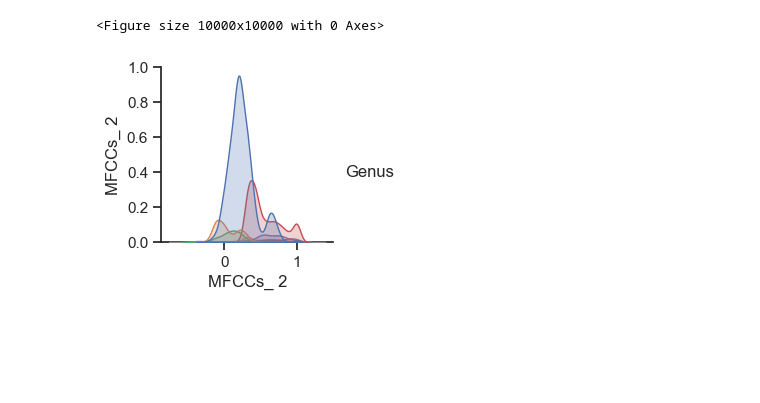
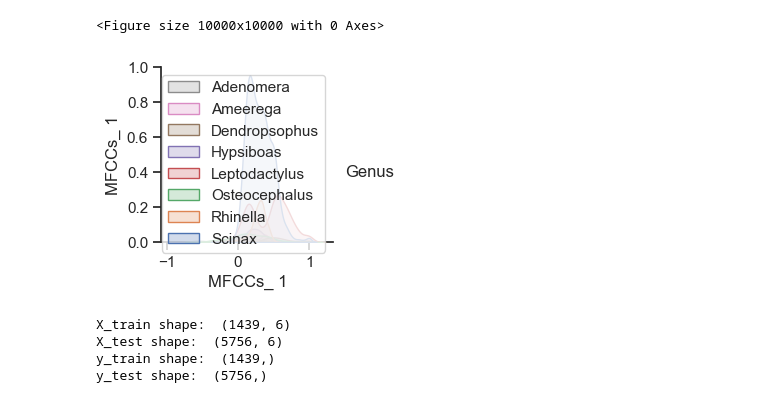
Before and after one commit to sunayana-981/SMAI, a Jupyter notebook: 2023702013_A1/2023702013_A1_Q1/Q1.ipynb, the cells around one changed output. Drawn from its saved outputs; the diff is of its cells as text; code cells hidden in the pictures; blank space fills up the shorter version.

```diff
--- a/2023702013_A1/2023702013_A1_Q1/Q1.ipynb
+++ b/2023702013_A1/2023702013_A1_Q1/Q1.ipynb
@@ -14,36 +14,42 @@ from sklearn.metrics import classification_report
 # %%
 #importing the dataset
 dataset = pd.read_csv('Q1Data.csv')
 #print(dataset.head())
 
 #checking for null values
 #print(dataset.isnull().sum())
 
 #create a dataset that contains only MFCCs_1 AND GENUS name
 dataset1 = dataset[['MFCCs_ 1','Genus']]
 labels=np.unique(dataset1['Genus'])
-
-#plot the data
-#increasing the figure size
-# plt.figure(figsize=(100,100))
-# sns.set(style="ticks")
-# sns.pairplot(dataset1, hue="Genus")
-# plt.legend(labels)
-# plt.show()
-
-#clearly scinax has a different distribution than the others so scinax can be classified based on MFCCs_1
-
-dataset2 = dataset[['MFCCs_ 2','Genus']]
-
-#plot the data
-#increasing the figure size
 plt.figure(figsize=(100,100))
 sns.set(style="ticks")
-sns.pairplot(dataset2, hue="Genus")
-#plt.legend(labels)
+sns.pairplot(dataset1, hue="Genus")
+plt.legend(labels)
 plt.show()
 
-#leptodactylus has values less than 0.4 and more than 0.2
+#clearly scinax has a different distribution than the others so scinax can be classified based on MFCCs_1.
+#It is an impostant classifier for the model
+#This rudimentary test was based off data visualization and not on any statistical test
+
+
+# Select first six MFCC features and the Genus
+
+X = dataset[['MFCCs_ 1','MFCCs_ 2','MFCCs_ 3','MFCCs_ 4','MFCCs_ 5','MFCCs_ 6']]
+y = dataset['Genus']
+
+# Split the dataset (20% train, 80% test)
+X_train, X_test, y_train, y_test = train_test_split(X, y, test_size=0.8, random_state=42)
+
+
+print("X_train shape: ", X_train.shape)
+print("X_test shape: ", X_test.shape)
+print("y_train shape: ", y_train.shape)
+print("y_test shape: ", y_test.shape)
 # %% [output]
 <Figure size 10000x10000 with 0 Axes>
-[figure, old version]
+[figure, new version]
+X_train shape:  (1439, 6)
+X_test shape:  (5756, 6)
+y_train shape:  (1439,)
+y_test shape:  (5756,)
```
Also changed, not shown: parts of 8 cells of this notebook.
